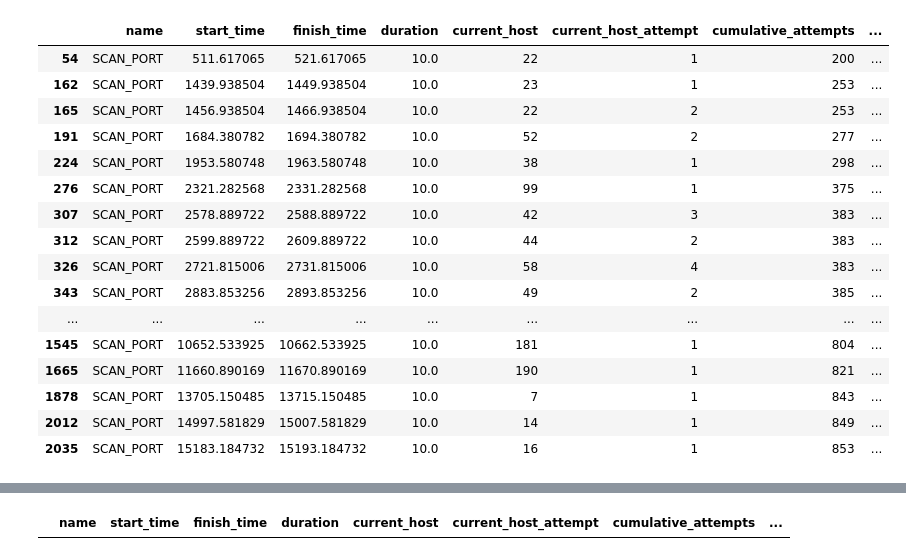
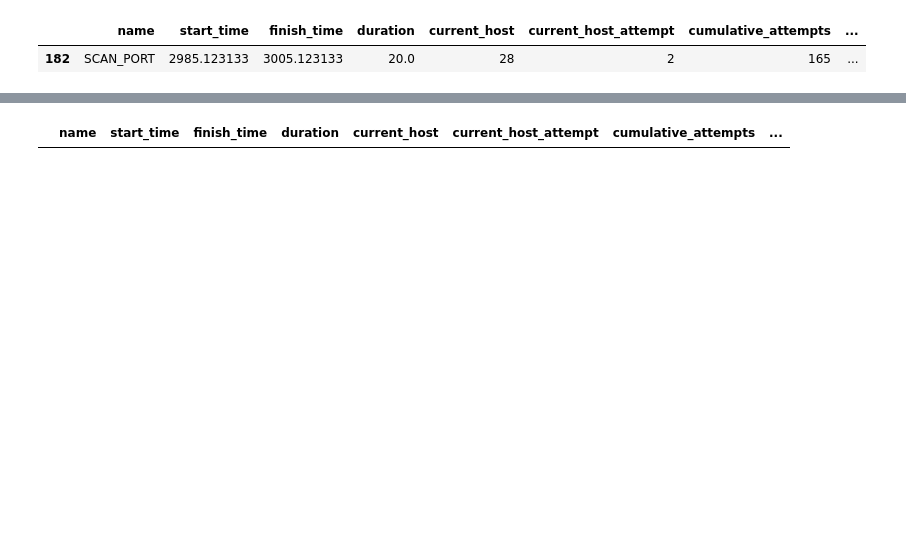
Before and after one commit to yuanyuan2000/MTDGame, a Jupyter notebook: simulation.ipynb, the cells around one changed output, grey strips where cells are left out. Saved outputs shown, nothing was run; the diff lists cells and outputs as text; code cells hidden in the pictures; blank space fills up the shorter version.

```diff
--- a/simulation.ipynb
+++ b/simulation.ipynb
@@ -6,4 +10,5 @@ import os
 # %%
 # set up dataframe for collecting event data
-time_network, adversary = main(start_time=7000)
+SIM_TIME = 5000
+time_network, adversary = main(finish_time=SIM_TIME, mtd_type='shuffle_diversity')
 # %% [output]
@@ -85,21 +104,6 @@ plt.show()
 # %%
-attack_operation_record[(attack_operation_record['name'] == 'SCAN_PORT') & (attack_operation_record['compromise_host'] != '')]
+attack_operation_record[(attack_operation_record['name'] == 'SCAN_PORT') & (attack_operation_record['compromise_host'] != 'None')]
 # %% [output]
 |  | name | start_time | finish_time | duration | current_host | current_host_attempt | cumulative_attempts | ... |
-| 54 | SCAN_PORT | 511.617065 | 521.617065 | 10.0 | 22 | 1 | 200 | ... |
-| 162 | SCAN_PORT | 1439.938504 | 1449.938504 | 10.0 | 23 | 1 | 253 | ... |
-| 165 | SCAN_PORT | 1456.938504 | 1466.938504 | 10.0 | 22 | 2 | 253 | ... |
-| 191 | SCAN_PORT | 1684.380782 | 1694.380782 | 10.0 | 52 | 2 | 277 | ... |
-| 224 | SCAN_PORT | 1953.580748 | 1963.580748 | 10.0 | 38 | 1 | 298 | ... |
-| 276 | SCAN_PORT | 2321.282568 | 2331.282568 | 10.0 | 99 | 1 | 375 | ... |
-| 307 | SCAN_PORT | 2578.889722 | 2588.889722 | 10.0 | 42 | 3 | 383 | ... |
-| 312 | SCAN_PORT | 2599.889722 | 2609.889722 | 10.0 | 44 | 2 | 383 | ... |
-| 326 | SCAN_PORT | 2721.815006 | 2731.815006 | 10.0 | 58 | 4 | 383 | ... |
-| 343 | SCAN_PORT | 2883.853256 | 2893.853256 | 10.0 | 49 | 2 | 385 | ... |
-| ... | ... | ... | ... | ... | ... | ... | ... | ... |
-| 1545 | SCAN_PORT | 10652.533925 | 10662.533925 | 10.0 | 181 | 1 | 804 | ... |
-| 1665 | SCAN_PORT | 11660.890169 | 11670.890169 | 10.0 | 190 | 1 | 821 | ... |
-| 1878 | SCAN_PORT | 13705.150485 | 13715.150485 | 10.0 | 7 | 1 | 843 | ... |
-| 2012 | SCAN_PORT | 14997.581829 | 15007.581829 | 10.0 | 14 | 1 | 849 | ... |
-| 2035 | SCAN_PORT | 15183.184732 | 15193.184732 | 10.0 | 16 | 1 | 853 | ... |
+| 182 | SCAN_PORT | 2985.123133 | 3005.123133 | 20.0 | 28 | 2 | 165 | ... |
 # %%
```
Also changed, not shown: parts of 13 cells of this notebook, 1 other file.
